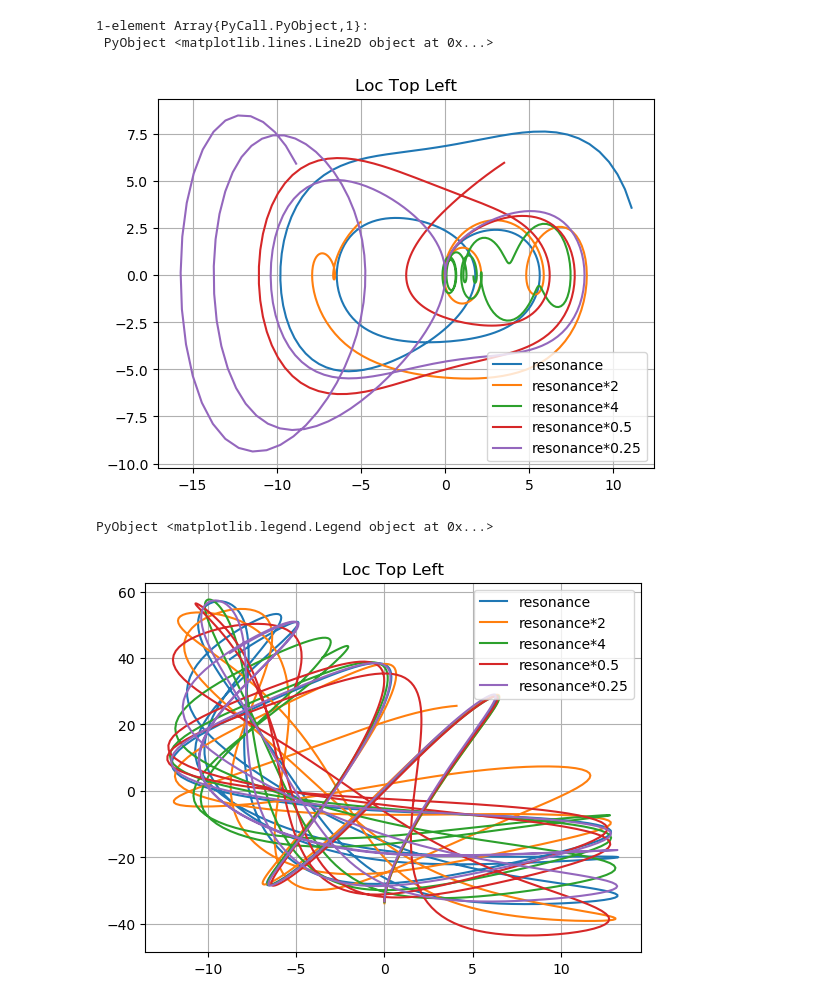
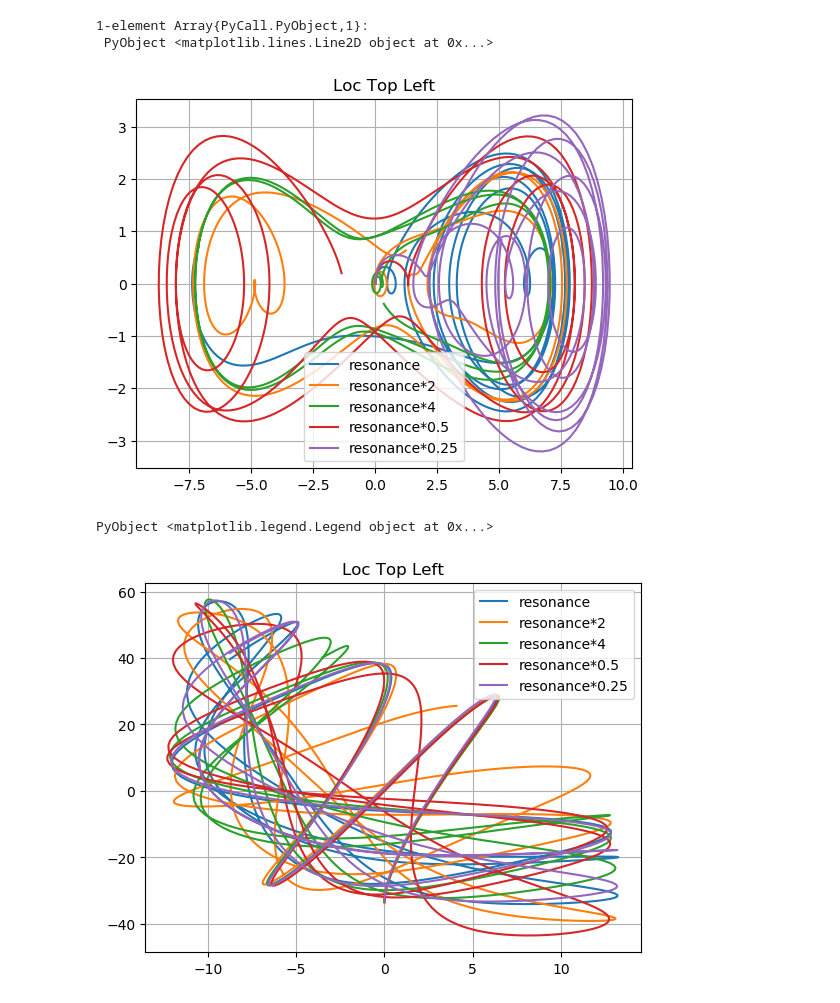
Before and after one commit to spenam/thesis_codes_git, a Jupyter notebook: information.ipynb, the cells around one changed output. Drawn from its saved outputs; the diff is of its cells as text; code cells hidden in the pictures.

```diff
--- a/information.ipynb
+++ b/information.ipynb
@@ -466,48 +466,53 @@ plot(sol3[1,:])
 1-element Array{PyCall.PyObject,1}:
  PyObject <matplotlib.lines.Line2D object at 0x...>
 # %%
+a=0.2
+b=0.01
+tspan=(0.,70.)
+pruebasx=[-5.,-4.,-3.,-6.,-7.]
+pruebasp=[0.25,0.2,0.15,0.3,0.35]
 initial_position[1]=0. #xz0[jj]
 initial_momentum[1]=0. #pz1[jj]
-initial_position[2]=Xraros[3]#Xz0[jj]
-initial_momentum[2]=Praros[3]#Pz1[jj]
+initial_position[2]=pruebasx[1]#Xz0[jj]
+initial_momentum[2]=pruebasp[1]#Pz1[jj]
 w[2]=0.6324555320336759
 
 prob = DynamicalODEProblem(pdot, qdot, initial_momentum, initial_position, tspan)
 sol3 = solve(prob, CalvoSanz4(), dt=dts);
 plot(sol3[3,:],sol3[1,:],label="resonance")
-initial_position[2]=Xraros[3]#Xz0[jj]
-initial_momentum[2]=Praros[3]#Pz1[jj]
-w[2]=0.632455532033675*2.
+initial_position[2]=pruebasx[2]#Xz0[jj]
+initial_momentum[2]=pruebasp[2]#Pz1[jj]
+w[2]=0.632455532033675*1.2639842760097928
 
 prob = DynamicalODEProblem(pdot, qdot, initial_momentum, initial_position, tspan)
 sol3 = solve(prob, CalvoSanz4(), dt=dts);
 plot(sol3[3,:],sol3[1,:],label="resonance*2")
-initial_position[2]=Xraros[3]#Xz0[jj]
-initial_momentum[2]=Praros[3]#Pz1[jj]
-w[2]=0.6324555320336759*4.
+initial_position[2]=pruebasx[3]#Xz0[jj]
+initial_momentum[2]=pruebasp[3]#Pz1[jj]
+w[2]=0.6324555320336759*1.6996731711975948
 
 prob = DynamicalODEProblem(pdot, qdot, initial_momentum, initial_position, tspan)
 sol3 = solve(prob, CalvoSanz4(), dt=dts);
 plot(sol3[3,:],sol3[1,:],label="resonance*4")
-initial_position[2]=Xraros[3]#Xz0[jj]
-initial_momentum[2]=Praros[3]#Pz1[jj]
-w[2]=0.6324555320336759*0.5
+initial_position[2]=pruebasx[4]#Xz0[jj]
+initial_momentum[2]=pruebasp[4]#Pz1[jj]
+w[2]=0.6324555320336759*0.821795121804834
 
 prob = DynamicalODEProblem(pdot, qdot, initial_momentum, initial_position, tspan)
 sol3 = solve(prob, CalvoSanz4(), dt=dts);
 plot(sol3[3,:],sol3[1,:],label="resonance*0.5")
-initial_position[2]=Xraros[3]#Xz0[jj]
-initial_momentum[2]=Praros[3]#Pz1[jj]
-w[2]=0.6324555320336759*0.25
+initial_position[2]=pruebasx[5]#Xz0[jj]
+initial_momentum[2]=pruebasp[5]#Pz1[jj]
+w[2]=0.6324555320336759*0.6925256939166184
 
 prob = DynamicalODEProblem(pdot, qdot, initial_momentum, initial_position, tspan)
 sol3 = solve(prob, CalvoSanz4(), dt=dts);
 plot(sol3[3,:],sol3[1,:],label="resonance*0.25")
 PyPlot.grid(true)
 title("Loc Top Left")
 legend()
 # %% [output]
-[figure, old version]
+[figure, new version]
 PyObject <matplotlib.legend.Legend object at 0x...>
 # %%
 initial_position[1]=0. #xz0[jj]
```
Also changed, not shown: parts of 11 cells of this notebook, 8 other files.
